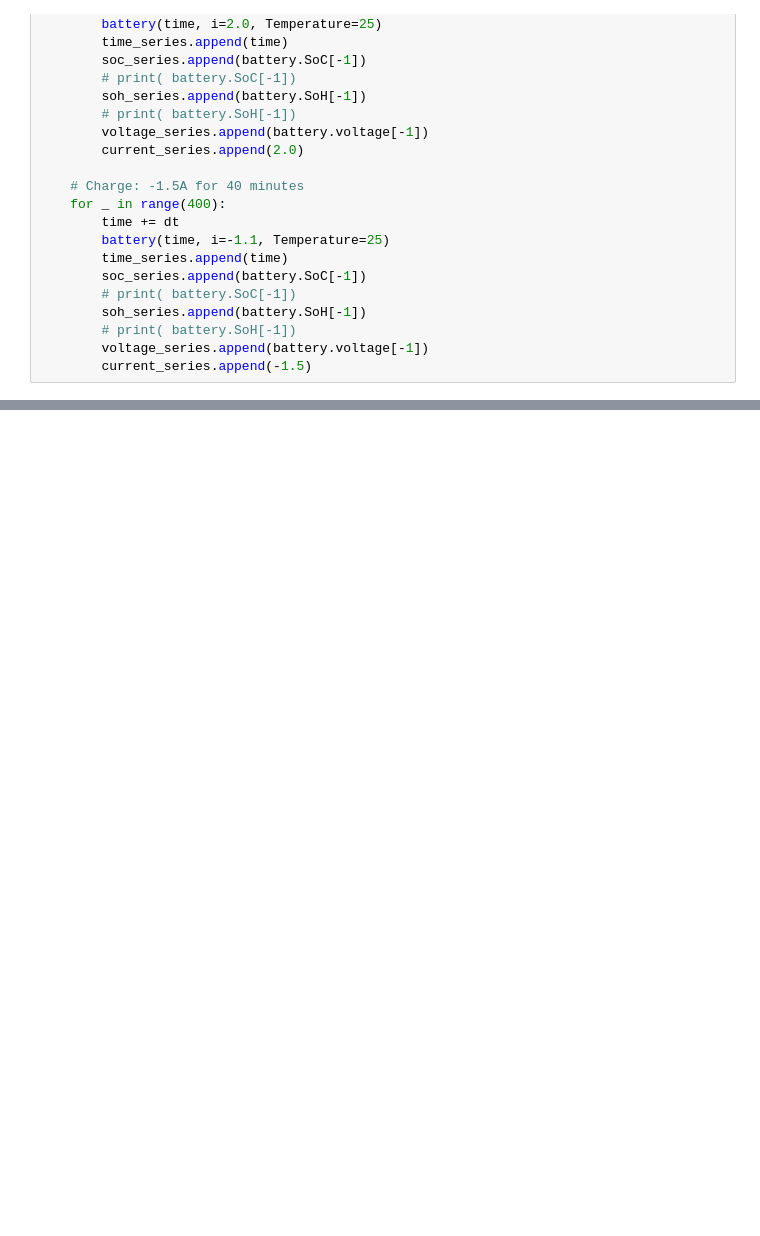
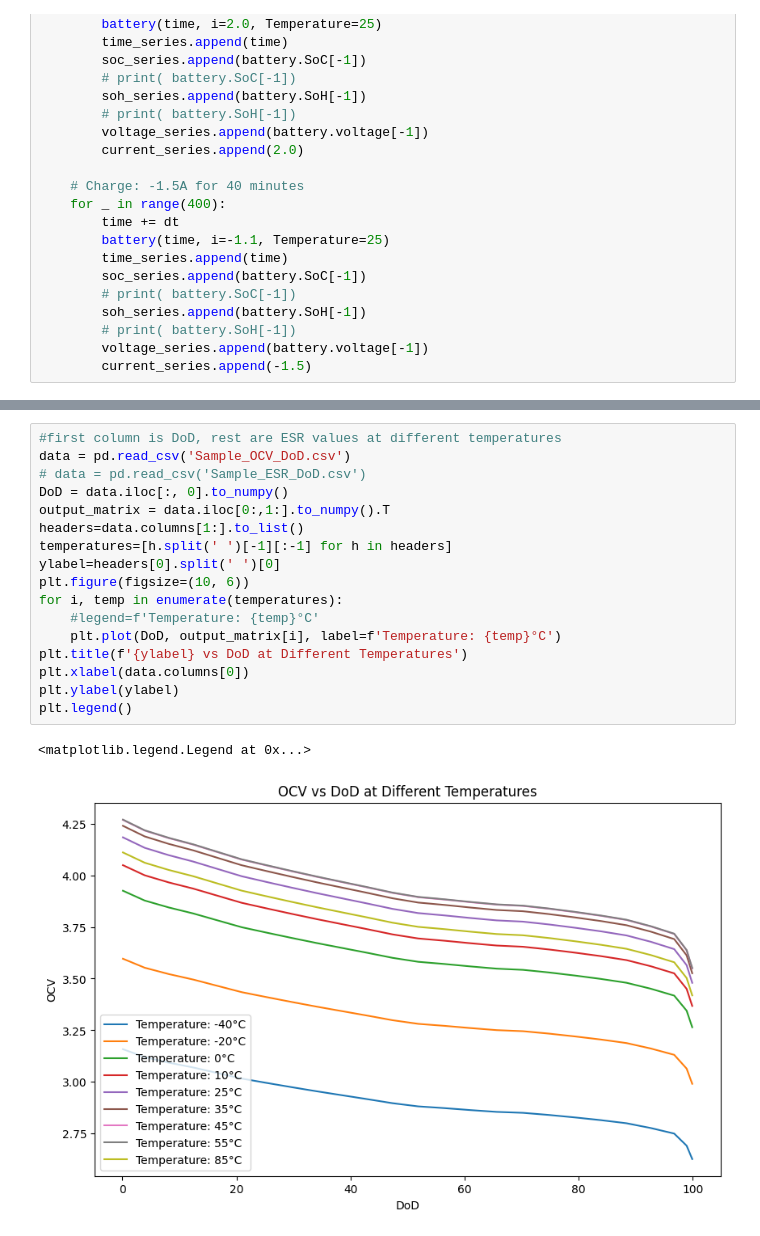
Before and after one commit to ShivamBhadani/CellModelling, a Jupyter notebook: pythonModel/cell_sim.ipynb, the cells around one changed output, grey strips where cells are left out. Drawn from its saved outputs; the diff is of its cells as text; blank space fills up the shorter version.

```diff
--- a/pythonModel/cell_sim.ipynb
+++ b/pythonModel/cell_sim.ipynb
@@ -84,0 +88,20 @@ plt.show()
+# %%
+#first column is DoD, rest are ESR values at different temperatures
+data = pd.read_csv('Sample_OCV_DoD.csv')
+# data = pd.read_csv('Sample_ESR_DoD.csv')
+DoD = data.iloc[:, 0].to_numpy()
+output_matrix = data.iloc[0:,1:].to_numpy().T
+headers=data.columns[1:].to_list()
+temperatures=[h.split(' ')[-1][:-1] for h in headers]
+ylabel=headers[0].split(' ')[0]
+plt.figure(figsize=(10, 6))
+for i, temp in enumerate(temperatures):
+    #legend=f'Temperature: {temp}°C'
+    plt.plot(DoD, output_matrix[i], label=f'Temperature: {temp}°C')
+plt.title(f'{ylabel} vs DoD at Different Temperatures')
+plt.xlabel(data.columns[0])
+plt.ylabel(ylabel)
+plt.legend()
+# %% [output]
+<matplotlib.legend.Legend at 0x...>
+[figure, added]
```
Also changed, not shown: parts of 4 cells of this notebook, 1 other file.
